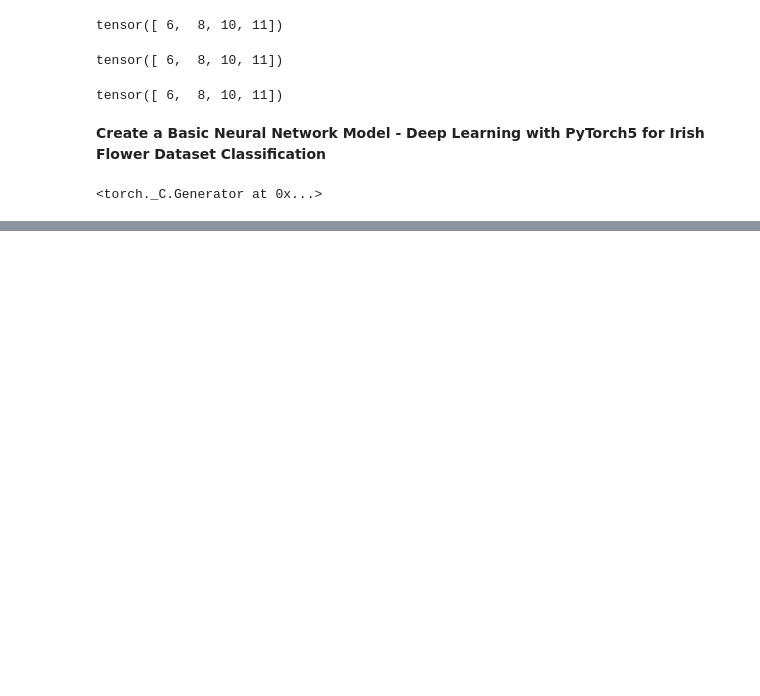
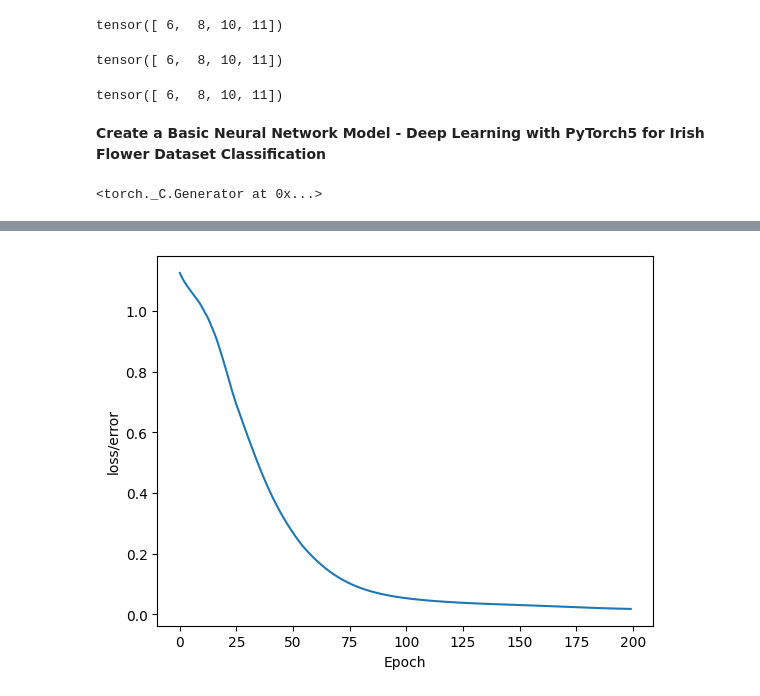
Before and after one commit to afolaba4success/Pytorch-Tutorial, a Jupyter notebook: Intro_to_Pytorch.ipynb, the cells around one changed output, grey strips where cells are left out. Saved outputs shown, nothing was run; the diff lists cells and outputs as text; code cells hidden in the pictures; blank space fills up the shorter version.

```diff
--- a/Intro_to_Pytorch.ipynb
+++ b/Intro_to_Pytorch.ipynb
@@ -261,0 +305,35 @@ model = Model()
+# %%
+# Convert X features to float tensors
+X_train = torch.FloatTensor(X_train)
+X_test = torch.FloatTensor(X_test)
+# %%
+# Convert y labels to long tensors
+y_train = torch.LongTensor(y_train)
+y_test = torch.LongTensor(y_test)
+# %%
+# Set the criterion of the model to measure the error
+criterion = nn.CrossEntropyLoss()
+# Choose Adam Optimizer, lr = learning rate
+optimizer = torch.optim.Adam(model.parameters(), lr = 0.01)
+# %%
+# Train the model
+epochs = 200
+losses = []
+for i in range(epochs):
+  # Go forward and get a prediction
+  y_pred = model.forward(X_train) # Get predicted results
+
+  # Measure the loss
+  loss = criterion(y_pred, y_train)
+
+  # Keep track of losses
+  losses.append(loss.detach().numpy())
+
+  # print every 10 epochs
+  if i%10 ==0:
+    print(f'Epoch: {i} and loss: {loss}')
+
+  # Do some back propagation:
+  optimizer.zero_grad()
+  loss.backward()
+  optimizer.step()
@@ -261,0 +361,8 @@ model = Model()
+# %%
+# Plot the error profile
+plt.plot(range(epochs), losses)
+plt.ylabel("loss/error")
+plt.xlabel("Epoch")
+plt.show()
+# %% [output]
+[figure, added]
```
Also changed, not shown: parts of 13 cells of this notebook.
